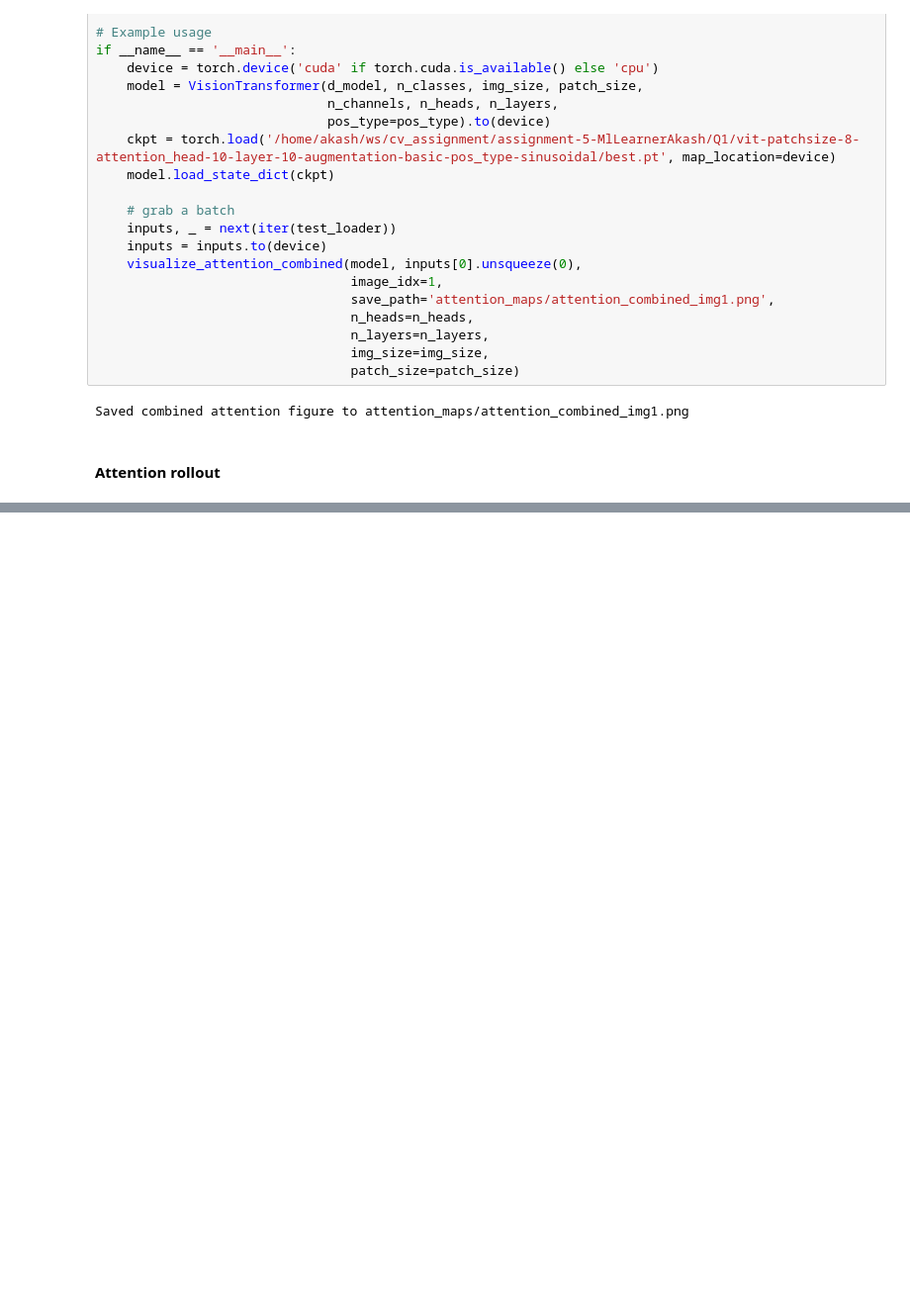
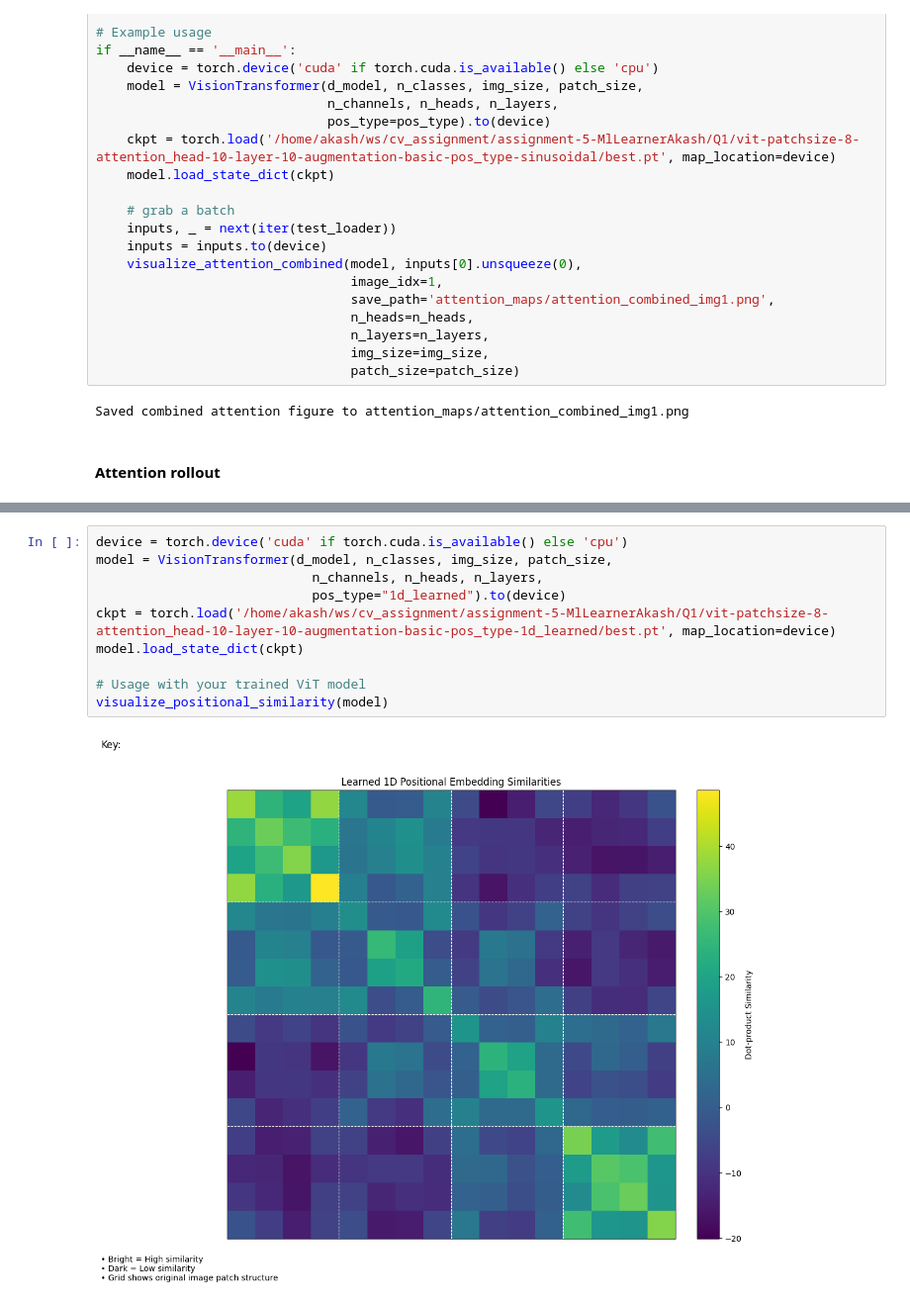
Before and after one commit to MlLearnerAkash/CV-Assignment-5-transformer, a Jupyter notebook: Q1/visualization.ipynb, the cells around one changed output, grey strips where cells are left out. Shown at 99% size. Saved outputs shown, nothing was run; the diff lists cells and outputs as text; blank space fills up the shorter version.

Commit message:
Added: positional embedding

```diff
--- a/Q1/visualization.ipynb
+++ b/Q1/visualization.ipynb
@@ -447,0 +608,12 @@ def attention_rollout(attention_maps, discard_ratio=0.9):
+# %%
+device = torch.device('cuda' if torch.cuda.is_available() else 'cpu')
+model = VisionTransformer(d_model, n_classes, img_size, patch_size,
+                            n_channels, n_heads, n_layers,
+                            pos_type="1d_learned").to(device)
+ckpt = torch.load('/home/akash/ws/cv_assignment/assignment-5-MlLearnerAkash/Q1/vit-patchsize-8-attention_head-10-layer-10-augmentation-basic-pos_type-1d_learned/best.pt', map_location=device)
+model.load_state_dict(ckpt)
+
+# Usage with your trained ViT model
+visualize_positional_similarity(model)
+# %% [output]
+[figure, added]
```
Also changed, not shown: parts of 5 cells of this notebook.
